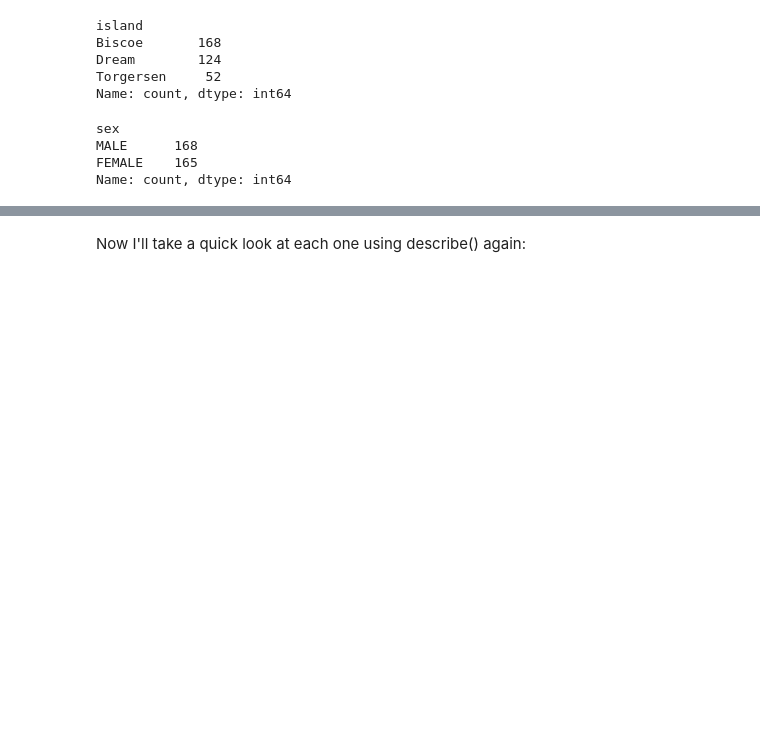
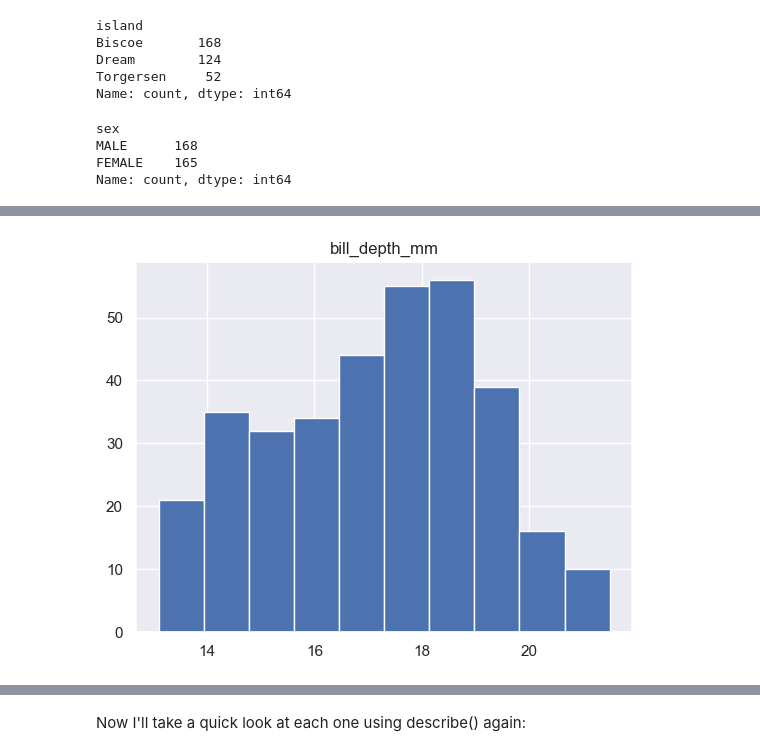
Before and after one commit to JBnkn/8634-data-analytics, a Jupyter notebook: penguins.ipynb, the cells around one changed output, grey strips where cells are left out. Saved outputs shown, nothing was run; the diff lists cells and outputs as text; code cells hidden in the pictures; blank space fills up the shorter version.

```diff
--- a/penguins.ipynb
+++ b/penguins.ipynb
@@ -84,0 +104,7 @@ Name: count, dtype: int64
+# %%
+col = "bill_depth_mm"
+df[col].hist()
+plt.title(col)
+plt.show()
+# %% [output]
+[figure, added]
```
Also changed, not shown: parts of 24 cells of this notebook.
